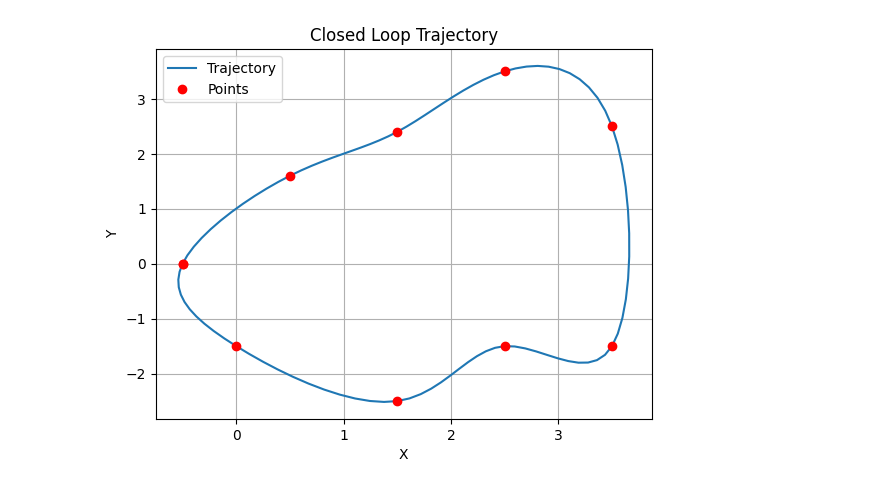
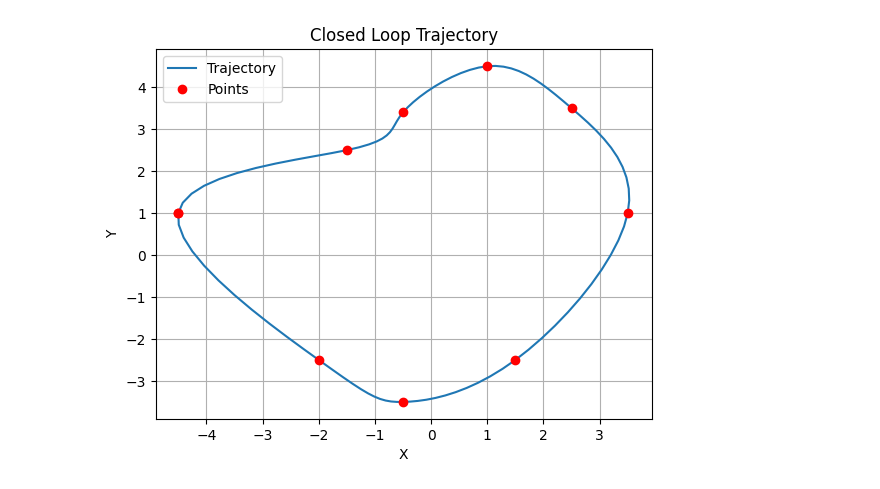
Before and after one commit to jprogrammer13/drp_course_2023, a Jupyter notebook: notebooks/trajectory_generator.ipynb, the cells around one changed output. Cells and saved outputs as stored; diff of their text form; code cells hidden in the pictures.

```diff
--- a/notebooks/trajectory_generator.ipynb
+++ b/notebooks/trajectory_generator.ipynb
@@ -3,6 +3,11 @@ import numpy as np
 from scipy.interpolate import CubicSpline
 import matplotlib.pyplot as plt
 # %%
+import numpy as np
+from scipy.interpolate import CubicSpline
+import matplotlib.pyplot as plt
+import math
+
 class LoopTrajectory:
     def __init__(self, viapoints, t_tot):
         """
@@ -23,7 +28,7 @@ class LoopTrajectory:
         self.spline_x = CubicSpline(t, self.viapoints[:, 0], bc_type='periodic')
         self.spline_y = CubicSpline(t, self.viapoints[:, 1], bc_type='periodic')
 
-    def compute_trajectory(self, t):
+    def eval_trajectory(self, t):
         """
         Compute x, y, omega, x_dot, y_dot, omega_dot as a function of t.
         """
@@ -31,21 +36,26 @@ class LoopTrajectory:
         y = self.spline_y(t)
         x_dot = self.spline_x(t, 1)
         y_dot = self.spline_y(t, 1)
-        omega = np.arctan2(y_dot, x_dot)
+
+        theta = math.atan2(y_dot.item(0), x_dot.item(0))
+
         v = np.linalg.norm(np.array([x_dot,y_dot]))
         x_ddot = self.spline_x(t, 2)
         y_ddot = self.spline_y(t, 2)
+        omega = (x_dot * y_ddot - y_dot * x_ddot) / (x_dot**2 + y_dot**2)
         v_dot = np.linalg.norm(np.array([x_ddot,y_ddot]))
-        omega_dot = (x_dot * y_ddot - y_dot * x_ddot) / (x_dot**2 + y_dot**2)
 
-        return x, y, omega, v, x_dot, y_dot, omega_dot, v_dot
+        #TODO
+        omega_dot = 0.
+
+        return x, y, theta, v, omega, omega_dot, v_dot
 
     def plot_trajectory(self):
         """
         Plot the trajectory for visualization.
         """
         t = np.linspace(0, self.t_tot, 100)
-        x, y, _ , _ , _, _, _, _ = self.compute_trajectory(t)
+        x, y, _ , _ , _, _, _ = self.eval_trajectory(t)
 
         plt.figure()
         plt.plot(x, y, label='Trajectory')
@@ -58,9 +68,18 @@ class LoopTrajectory:
         plt.show()
 # %%
 # Example usage:
-viapoints = np.array([[-0.5, 0], [0, -1.5], [1.5, -2.5], [2.5, -1.5], [3.5, -1.5], [3.5, 2.5], [2.5, 3.5], [1.5, 2.4], [0.5, 1.6]])
+viapoints = np.array([[-4.5,  1.],
+                       [-2., -2.5],
+                       [-0.5, -3.5],
+                       [1.5, -2.5],
+                       [3.5,  1.],
+                       [2.5,  3.5],
+                       [1.,  4.5],
+                       [-0.5,  3.4],
+                       [-1.5,  2.5]])
+
 t_tot = 10
 trajectory = LoopTrajectory(viapoints, t_tot)
 trajectory.plot_trajectory()
 # %% [output]
-[figure, old version]
+[figure, new version]
```
Also changed, not shown: parts of 2 cells of this notebook, 3 other files.
